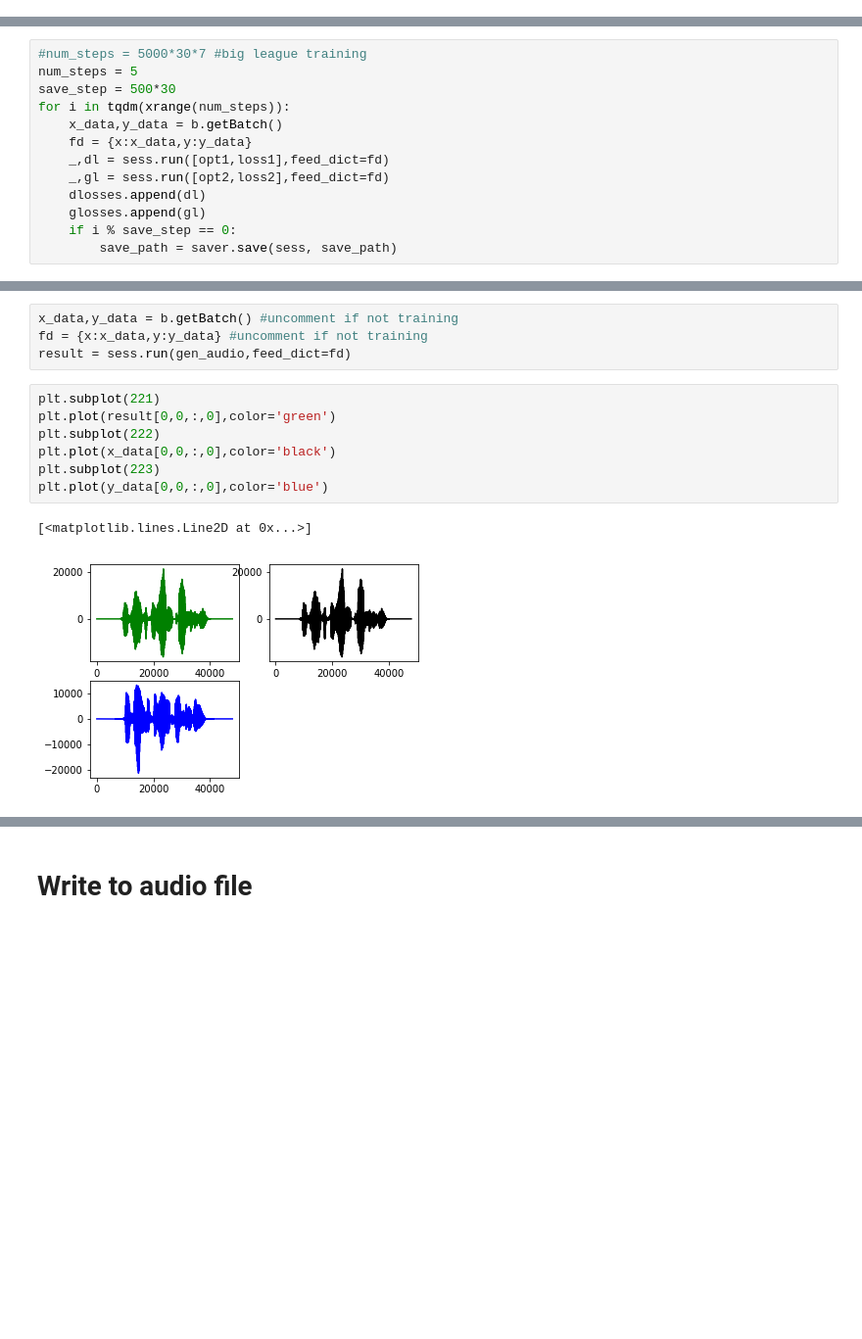
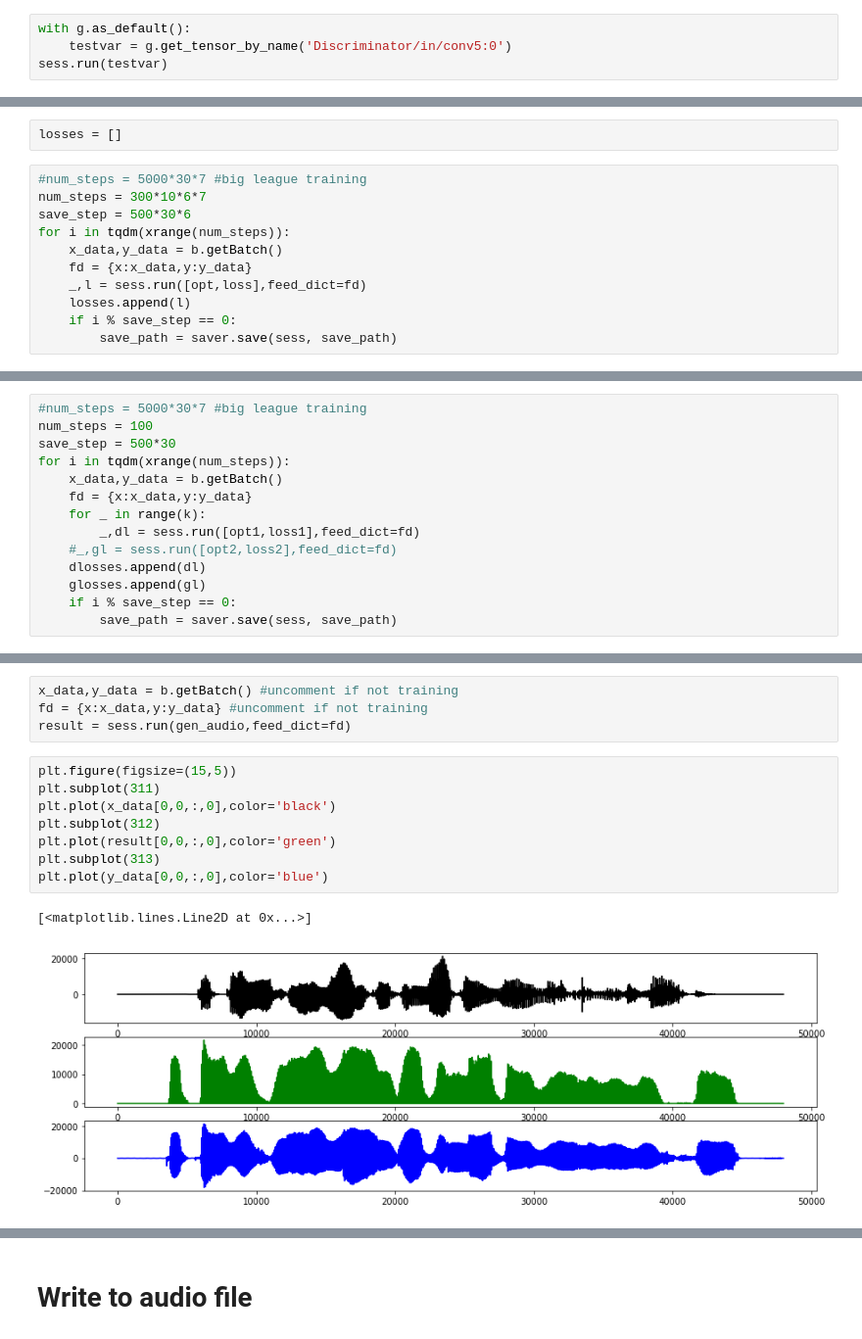
Before and after one commit to tmulc18/S2SCycleGAN, a Jupyter notebook: nbs/GAN Simple.ipynb, the cells around one changed output, grey strips where cells are left out. Shown: that part at 98% size. Cells and saved outputs as stored; diff of their text form; blank space fills up the shorter version.

```diff
--- a/nbs/GAN Simple.ipynb
+++ b/nbs/GAN Simple.ipynb
@@ -314,0 +383,4 @@ k = 1
+# %%
+with g.as_default():
+    testvar = g.get_tensor_by_name('Discriminator/in/conv5:0')
+sess.run(testvar)
@@ -314,0 +407,13 @@ k = 1
+# %%
+losses = []
+# %%
+#num_steps = 5000*30*7 #big league training
+num_steps = 300*10*6*7
+save_step = 500*30*6
+for i in tqdm(xrange(num_steps)):
+    x_data,y_data = b.getBatch()
+    fd = {x:x_data,y:y_data}
+    _,l = sess.run([opt,loss],feed_dict=fd)
+    losses.append(l)
+    if i % save_step == 0:
+        save_path = saver.save(sess, save_path)
@@ -323,12 +427,13 @@ sess.run(init)
 # %%
 #num_steps = 5000*30*7 #big league training
-num_steps = 5
+num_steps = 100
 save_step = 500*30
 for i in tqdm(xrange(num_steps)):
     x_data,y_data = b.getBatch()
     fd = {x:x_data,y:y_data}
-    _,dl = sess.run([opt1,loss1],feed_dict=fd)
-    _,gl = sess.run([opt2,loss2],feed_dict=fd)
+    for _ in range(k):
+        _,dl = sess.run([opt1,loss1],feed_dict=fd)
+    #_,gl = sess.run([opt2,loss2],feed_dict=fd)
     dlosses.append(dl)
     glosses.append(gl)
     if i % save_step == 0:
@@ -361,12 +466,13 @@ x_data,y_data = b.getBatch() #uncomment if not training
 fd = {x:x_data,y:y_data} #uncomment if not training
 result = sess.run(gen_audio,feed_dict=fd)
 # %%
-plt.subplot(221)
+plt.figure(figsize=(15,5))
+plt.subplot(311)
+plt.plot(x_data[0,0,:,0],color='black')
+plt.subplot(312)
 plt.plot(result[0,0,:,0],color='green')
-plt.subplot(222)
-plt.plot(x_data[0,0,:,0],color='black')
-plt.subplot(223)
+plt.subplot(313)
 plt.plot(y_data[0,0,:,0],color='blue')
 # %% [output]
 [<matplotlib.lines.Line2D at 0x...>]
-[figure, old version]
+[figure, new version]
```
Also changed, not shown: parts of 26 cells of this notebook, 9 other files.
